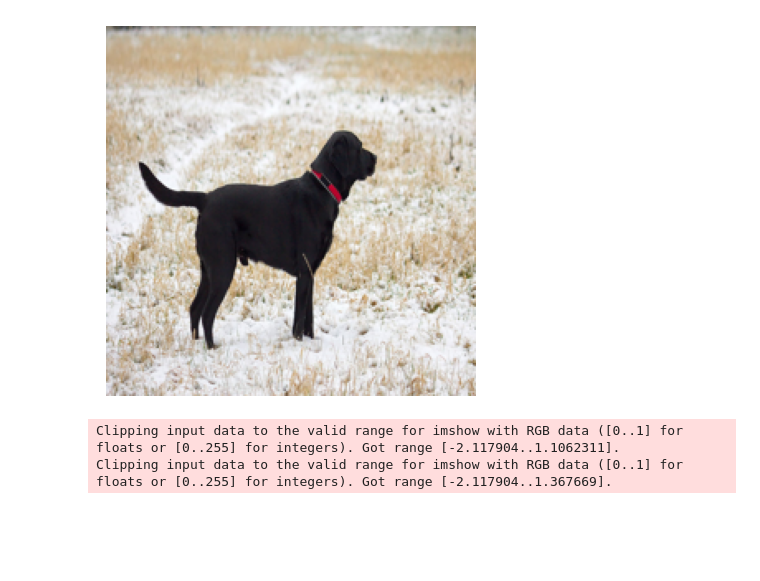
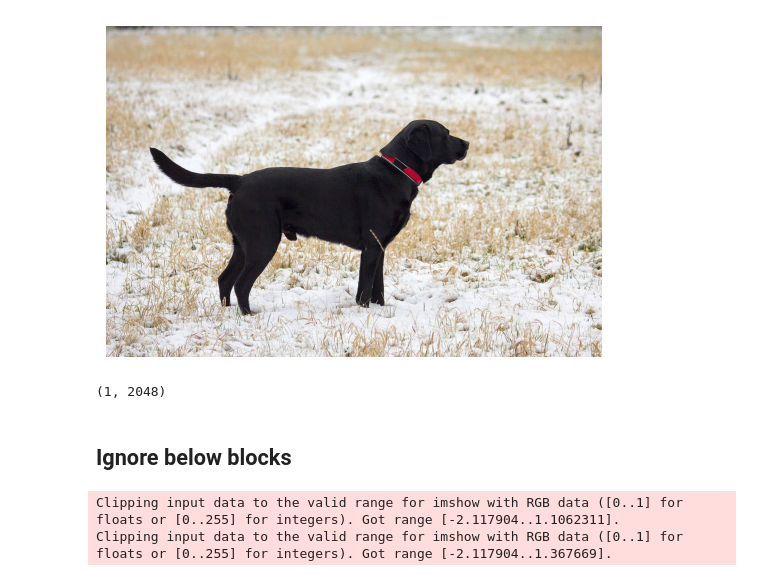
Before and after one commit to darpan-gaur/cvProject, a Jupyter notebook: src/moco/try.ipynb, the cells around one changed output. Saved outputs shown, nothing was run; the diff lists cells and outputs as text; code cells hidden in the pictures; blank space fills up the shorter version.

```diff
--- a/src/moco/try.ipynb
+++ b/src/moco/try.ipynb
@@ -22,23 +196,37 @@ Model loaded successfully.
 # %%
 img_path = '/export/home/darpan/work_dir/cvProject/src/images/dog.jpg'
 # load image
 
 
 transform = transforms.Compose([
     transforms.Resize((224, 224)),
     transforms.ToTensor()
 ])
 
-img = Image.open(img_path)
+dogImg = Image.open(img_path)
 # cropt the image to 224x224
-img = img.resize((224, 224))
+img = dogImg.resize((224, 224))
 
 # plot the image
-plt.imshow(img)
+plt.imshow(dogImg)
 plt.axis('off')
 plt.show()
 # %% [output]
-[figure, old version]
+[figure, new version]
+# %%
+img = transform(dogImg)
+img = img.unsqueeze(0)  # add batch dimension
+img = img.to(device)
+
+# get the features
+with torch.no_grad():
+    features = model(img)
+    features = features.cpu().numpy()
+    print(features.shape)
+# %% [output]
+(1, 2048)
+# %% [markdown]
+## Ignore below blocks
 # %%
 augmentation = [
     transforms.RandomResizedCrop(224, scale=(0.2, 1.0)),
```
Also changed, not shown: parts of 5 cells of this notebook.
